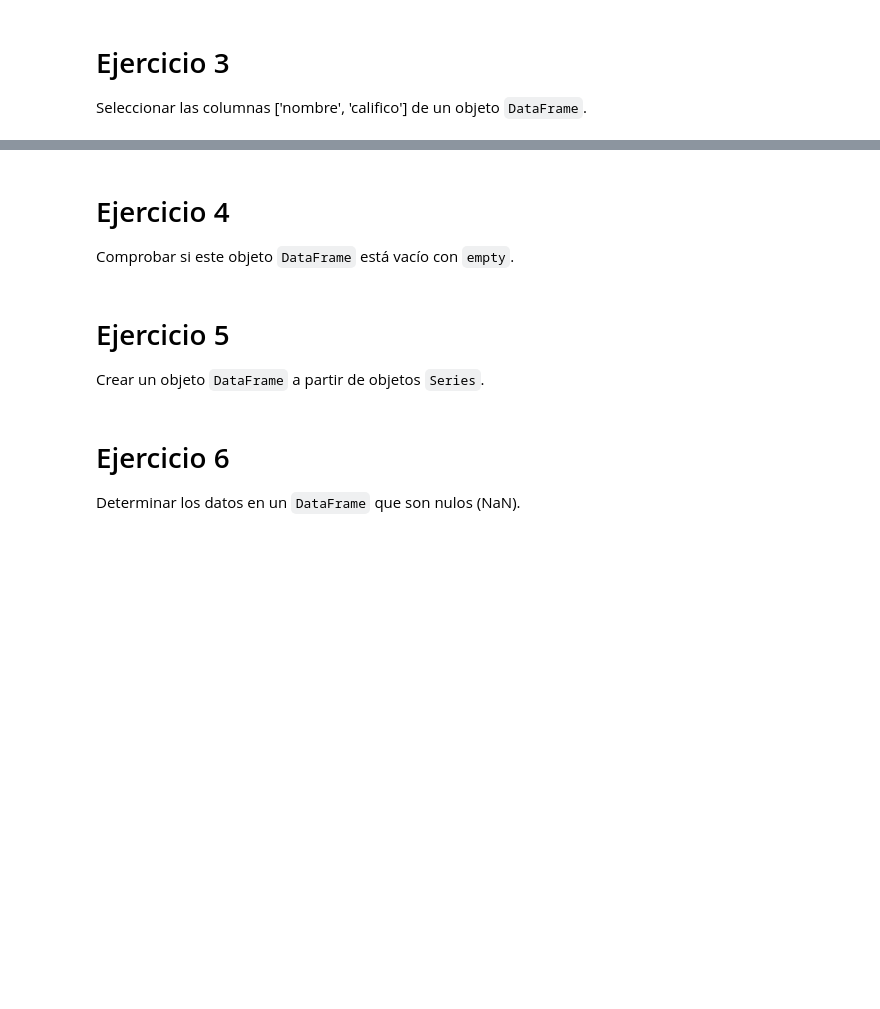
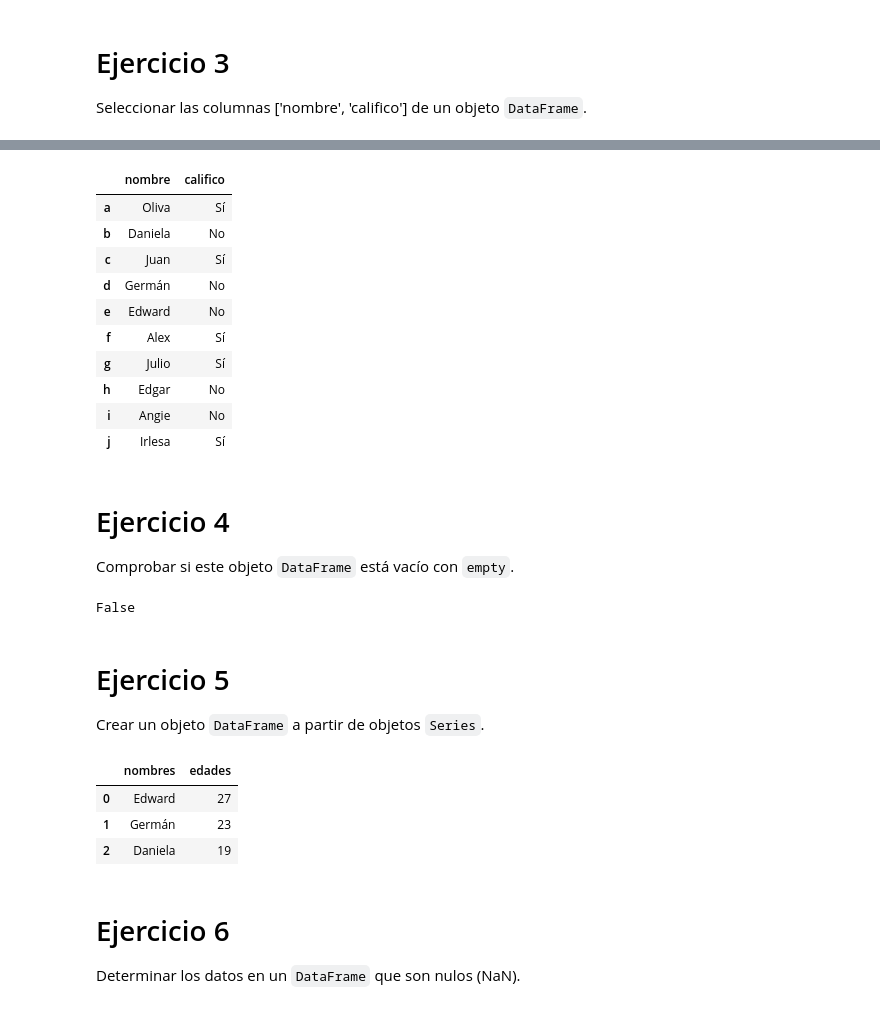
Before and after one commit to Lorreinn/Big-Data-Cloud-Spark, a Jupyter notebook: Día 4. Viernes/Copia de M6 - EXTRA - Pandas.ipynb, the cells around one changed output, grey strips where cells are left out. Drawn from its saved outputs; the diff is of its cells as text; code cells hidden in the pictures; blank space fills up the shorter version.

```diff
--- a/Día 4. Viernes/Copia de M6 - EXTRA - Pandas.ipynb
+++ b/Día 4. Viernes/Copia de M6 - EXTRA - Pandas.ipynb
@@ -87,11 +117,27 @@ df
+# %%
+df.loc[:, ["nombre", "califico"]]
+# %% [output]
+|  | nombre | califico |
+| a | Oliva | Sí |
+| b | Daniela | No |
+| c | Juan | Sí |
+| d | Germán | No |
+| e | Edward | No |
+| f | Alex | Sí |
+| g | Julio | Sí |
+| h | Edgar | No |
+| i | Angie | No |
+| j | Irlesa | Sí |
 # %% [markdown]
 # Ejercicio 4
 
 Comprobar si este objeto `DataFrame` está vacío con `empty`.
 # %%
-df = pd.DataFrame({'X': []})
+df = pd.DataFrame({'X': [1,2,3]})
 
-df
+df.empty
+# %% [output]
+False
 # %% [markdown]
 # Ejercicio 5
 
@@ -102,8 +148,15 @@ nombres = pd.Series(['Edward', 'Germán', 'Daniela'])
 edades = pd.Series([27, 23, 19])
 # %%
 #1. Metemos las series en un diccionario
-
+nombreEdad = {"nombres":nombres, "edades":edades}
 #2. Metemos el diccionario dentro de un dataframe
+dataset = pd.DataFrame(nombreEdad)
+dataset
+# %% [output]
+|  | nombres | edades |
+| 0 | Edward | 27 |
+| 1 | Germán | 23 |
+| 2 | Daniela | 19 |
 # %% [markdown]
 # Ejercicio 6
 
```
Also changed, not shown: parts of 18 cells of this notebook.
